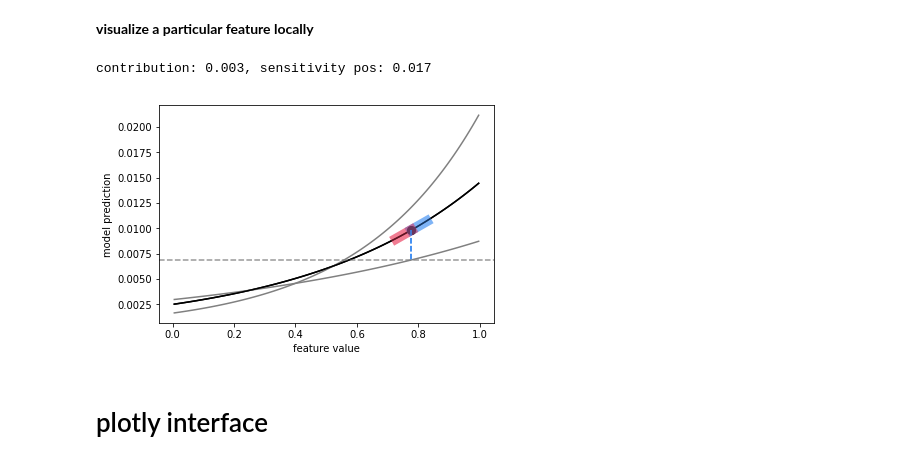
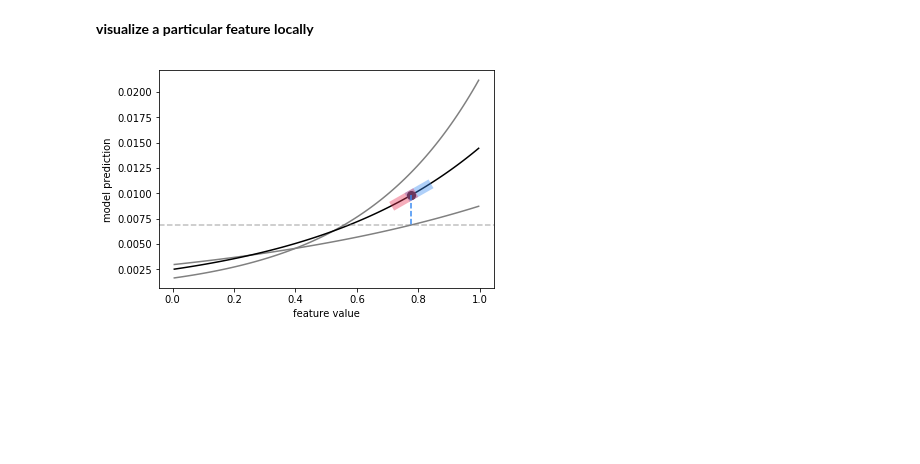
Before and after one commit to Pacmed/sensible-local-interpretations, a Jupyter notebook: interp/eda_interp.ipynb, the cells around one changed output. Saved outputs shown, nothing was run; the diff lists cells and outputs as text; code cells hidden in the pictures; blank space fills up the shorter version.

```diff
--- a/interp/eda_interp.ipynb
+++ b/interp/eda_interp.ipynb
@@ -60,19 +60,15 @@ explainer.explain_instance(x, models[1].predict_proba, class_num, return_table=T
 # %%
 fig = plt.figure()
 feature_num = 0
-expl_dict = explainer.explain_instance_feature_num(x, models[1].predict_proba, feature_num, class_num)
-explainer.viz_expl(expl_dict, show=False)
+expl_dict = explainer.explain_instance_feature(x, models[1].predict_proba, feature_num, class_num)
 
 ice_top = explainer.calc_ice_grid(x, models[0].predict_proba, feature_num)
 ice_bot = explainer.calc_ice_grid(x, models[2].predict_proba, feature_num)
 
 plt.plot(ice_top[0], ice_top[1][:, 1], color='gray')
 plt.plot(ice_bot[0], ice_bot[1][:, 1], color='gray')
 # print(f'contribution: {expl_dict["contribution"]:0.3f}, sensitivity pos: {expl_dict["sensitivity_pos"]:0.3f}')
 
-explainer.viz_expl(expl_dict)
+explainer.viz_expl_feature(expl_dict)
 # %% [output]
-contribution: 0.003, sensitivity pos: 0.017
-[figure, old version]
+[figure, new version]
-# %% [markdown]
-# plotly interface
```
Also changed, not shown: parts of 5 cells of this notebook, 1 other file.
